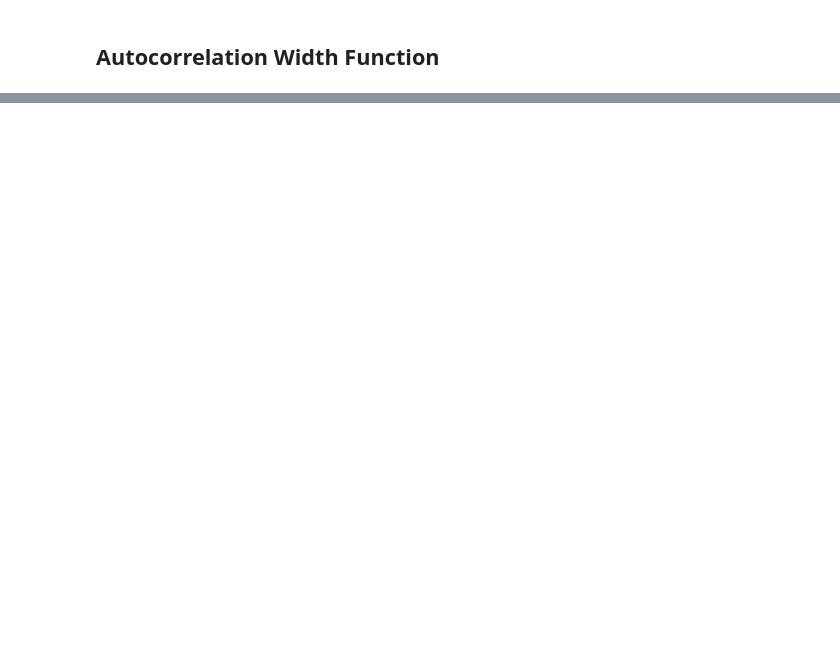
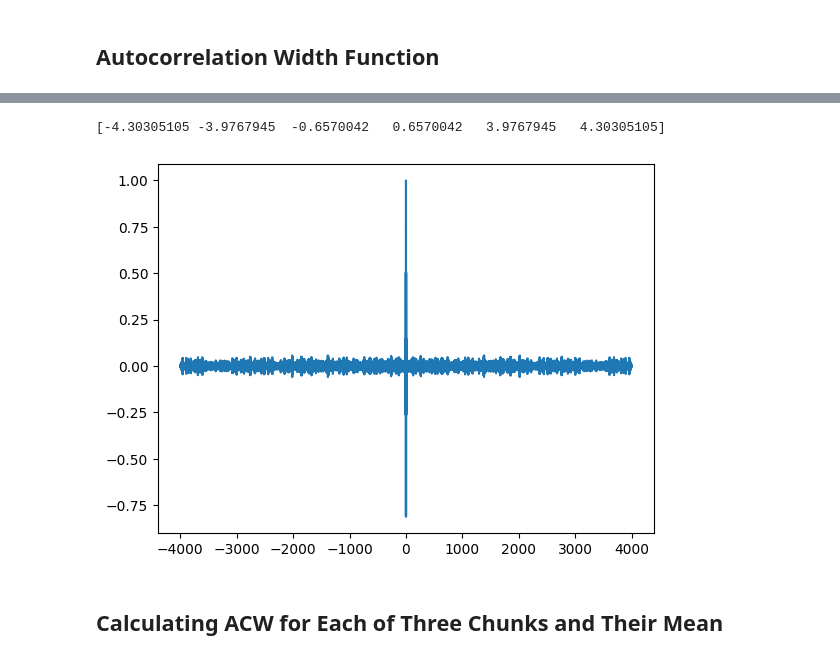
Before and after one commit to tevaughnshaw/autocorrelation, a Jupyter notebook: ECOG_Signal_Test.ipynb, the cells around one changed output, grey strips where cells are left out. Drawn from its saved outputs; the diff is of its cells as text; code cells hidden in the pictures; blank space fills up the shorter version.

```diff
--- a/ECOG_Signal_Test.ipynb
+++ b/ECOG_Signal_Test.ipynb
@@ -350,0 +250,5 @@ Number of arrays: 6
+# %%
+first_raw = ecog_filtered.crop(tmin=0, tmax=599) # first 10 mins
+second_raw = ecog_filter1.crop(tmin=600, tmax=1199) # second 10 mins
+third_raw = ecog_filter2.crop(tmin=1200, tmax=1799) # last 10 mins
+first_raw
@@ -350,0 +271,11 @@ Number of arrays: 6
+# %%
+# Array split to 20 secs
+first_data = np.array_split(first_raw.get_data(), 30, axis=1)
+print('Number of arrays [first 10 min segment]:', len(first_data))
+# [e.shape for e in first_data]
+second_data = np.array_split(second_raw.get_data(), 30, axis=1)
+print('Number of arrays [second 10 min segment]:', len(second_data))
+# [r.shape for r in second_data]
+third_data = np.array_split(third_raw.get_data(), 30, axis=1)
+print('Number of arrays [last 10 min segment]:', len(third_data))
+# [t.shape for t in third_data]
@@ -811,0 +370,11 @@ ACWs
+# %%
+tmp = first_data[0][40]
+corr, lags = auto_corr(tmp, tmp)
+print(UnivariateSpline(lags, corr-np.max(corr)/2, s=0).roots())
+plt.plot(lags, corr);
+plt.show()
+# %% [output]
+[-4.30305105 -3.9767945  -0.6570042   0.6570042   3.9767945   4.30305105]
+[figure, added]
+# %% [markdown]
+## Calculating ACW for Each of Three Chunks and Their Mean
```
Also changed, not shown: parts of 105 cells of this notebook, 6 other files.
